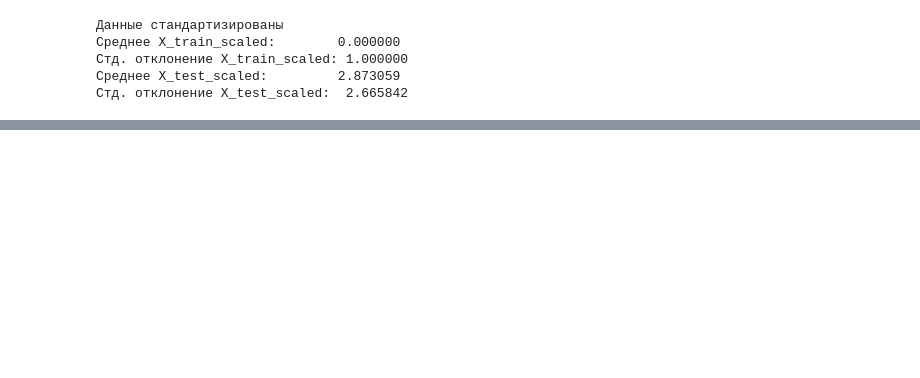
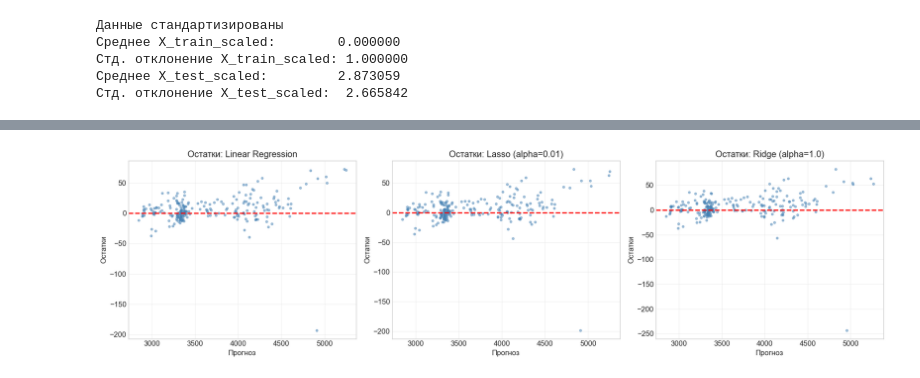
Before and after one commit to Didi5GD/Laba1_AIML, a Jupyter notebook: Laba1_AIML.ipynb, the cells around one changed output, grey strips where cells are left out. Cells and saved outputs as stored; diff of their text form; code cells hidden in the pictures; blank space fills up the shorter version.

```diff
--- a/Laba1_AIML.ipynb
+++ b/Laba1_AIML.ipynb
@@ -544,3 +544,29 @@ print(f"Стд. отклонение X_test_scaled:  {X_test_scaled.std():.6f}")
 Стд. отклонение X_train_scaled: 1.000000
 Среднее X_test_scaled:         2.873059
 Стд. отклонение X_test_scaled:  2.665842
+# %%
+# Определяем три модели
+models = {
+    'Linear Regression': LinearRegression(),
+    'Lasso (alpha=0.01)': Lasso(alpha=0.01, max_iter=10000, random_state=42),
+    'Ridge (alpha=1.0)':  Ridge(alpha=1.0, random_state=42),
+}
+
+results_before_pca = []
+predictions_before_pca = {}
+
+for name, model in models.items():
+    model.fit(X_train_scaled, y_train)
+    res, y_pred = evaluate_model(
+        model, X_train_scaled, X_test_scaled,
+        y_train, y_test, name
+    )
+    results_before_pca.append(res)
+    predictions_before_pca[name] = y_pred
+    print(f"{name} — обучена")
+
+results_df_before = pd.DataFrame(results_before_pca)
+print("\n" + "="*90)
+print("РЕЗУЛЬТАТЫ МОДЕЛЕЙ НА ИСХОДНЫХ ДАННЫХ")
+print("="*90)
+print(results_df_before.to_string(index=False, float_format='%.4f'))
@@ -546,0 +721,18 @@ print(f"Стд. отклонение X_test_scaled:  {X_test_scaled.std():.6f}")
+# %%
+fig, axes = plt.subplots(1, 3, figsize=(18, 5))
+
+for idx, (name, model) in enumerate(models.items()):
+    y_pred = predictions_before_pca[name]
+    residuals = y_test - y_pred
+
+    axes[idx].scatter(y_pred, residuals, alpha=0.5, s=12, color='steelblue')
+    axes[idx].axhline(y=0, color='red', linestyle='--', linewidth=2)
+    axes[idx].set_xlabel('Прогноз')
+    axes[idx].set_ylabel('Остатки')
+    axes[idx].set_title(f'Остатки: {name}')
+    axes[idx].grid(True, alpha=0.3)
+
+plt.tight_layout()
+plt.show()
+# %% [output]
+[figure, added]
```
Also changed, not shown: parts of 22 cells of this notebook.
